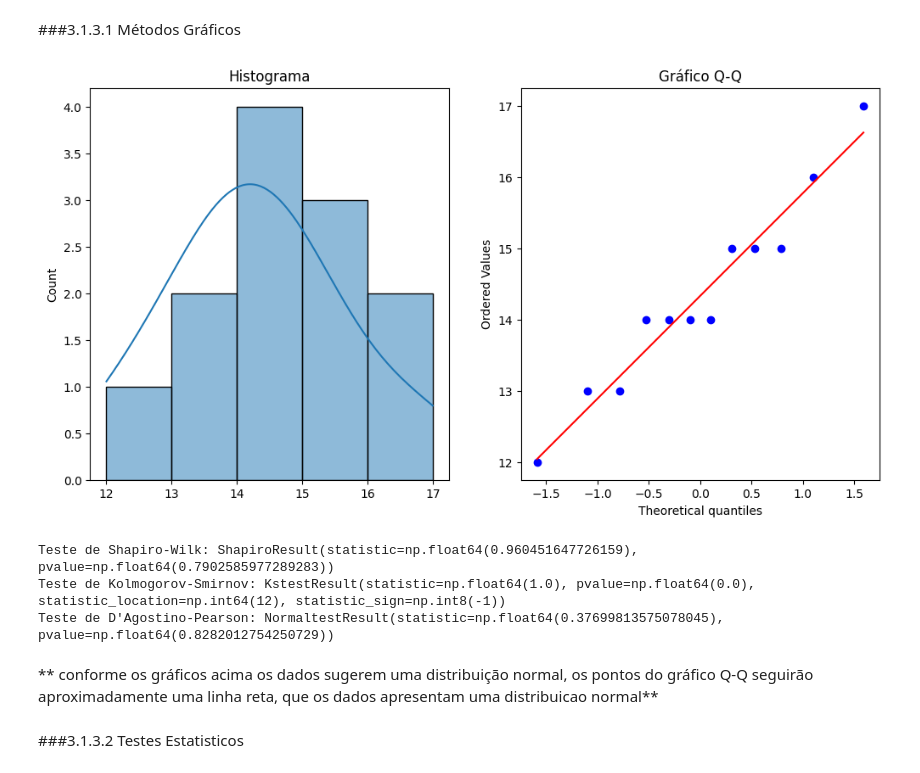
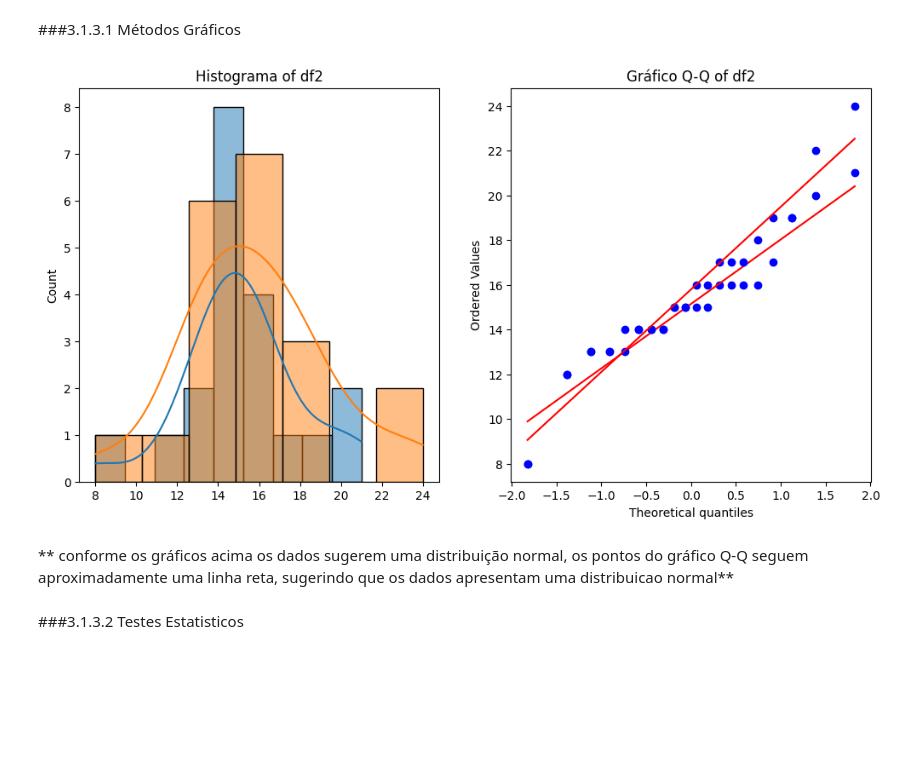
Before and after one commit to stick35em10/Exemplos_para_os_Testes_de_Hip-teses, a Jupyter notebook: aula_10_exemplos_para_os_testes_de_hip_teses.ipynb, the cells around one changed output. Drawn from its saved outputs; the diff is of its cells as text; code cells hidden in the pictures; blank space fills up the shorter version.

```diff
--- a/aula_10_exemplos_para_os_testes_de_hip_teses.ipynb
+++ b/aula_10_exemplos_para_os_testes_de_hip_teses.ipynb
@@ -83,32 +83,38 @@ Em modelos de regressão, os gráficos de resíduos podem revelar padrões que i
 # %%
 import numpy as np
 import scipy.stats as stats
 import matplotlib.pyplot as plt
 import seaborn as sns
 
 # Dados de exemplo
-data = df #np.random.normal(0, 1, 100) # Dados normalmente distribuídos
+data1 = df1 #np.random.normal(0, 1, 100) # Dados normalmente distribuídos
+data2 = df2
 #data = np.random.exponential(1,100) #Dados não normalizados
 
 # Métodos Gráficos
 plt.figure(figsize=(12, 6))
 
 plt.subplot(1, 2, 1)
-sns.histplot(data, kde=True)
-plt.title('Histograma')
+sns.histplot(data1, kde=True)
+plt.title('Histograma of df1')
 
 plt.subplot(1, 2, 2)
-stats.probplot(data, plot=plt)
-plt.title('Gráfico Q-Q')
+stats.probplot(data1, plot=plt)
+plt.title('Gráfico Q-Q of df1')
+
+plt.subplot(1, 2, 1)
+sns.histplot(data2, kde=True)
+plt.title('Histograma of df2')
+
+plt.subplot(1, 2, 2)
+stats.probplot(data2, plot=plt)
+plt.title('Gráfico Q-Q of df2')
 
 plt.show()
 # %% [output]
-[figure, old version]
+[figure, new version]
-Teste de Shapiro-Wilk: ShapiroResult(statistic=np.float64(0.960451647726159), pvalue=np.float64(0.7902585977289283))
-Teste de Kolmogorov-Smirnov: KstestResult(statistic=np.float64(1.0), pvalue=np.float64(0.0), statistic_location=np.int64(12), statistic_sign=np.int8(-1))
-Teste de D'Agostino-Pearson: NormaltestResult(statistic=np.float64(0.37699813575078045), pvalue=np.float64(0.8282012754250729))
 # %% [markdown]
-** conforme os gráficos acima os dados sugerem uma distribuição normal, os pontos do gráfico Q-Q seguirão aproximadamente uma linha reta, que os dados apresentam uma distribuicao normal**
+** conforme os gráficos acima os dados sugerem uma distribuição normal, os pontos do gráfico Q-Q seguem aproximadamente uma linha reta, sugerindo que os dados apresentam uma distribuicao normal**
 # %% [markdown]
 ###3.1.3.2 Testes Estatisticos
 # %%
```
Also changed, not shown: parts of 9 cells of this notebook.
